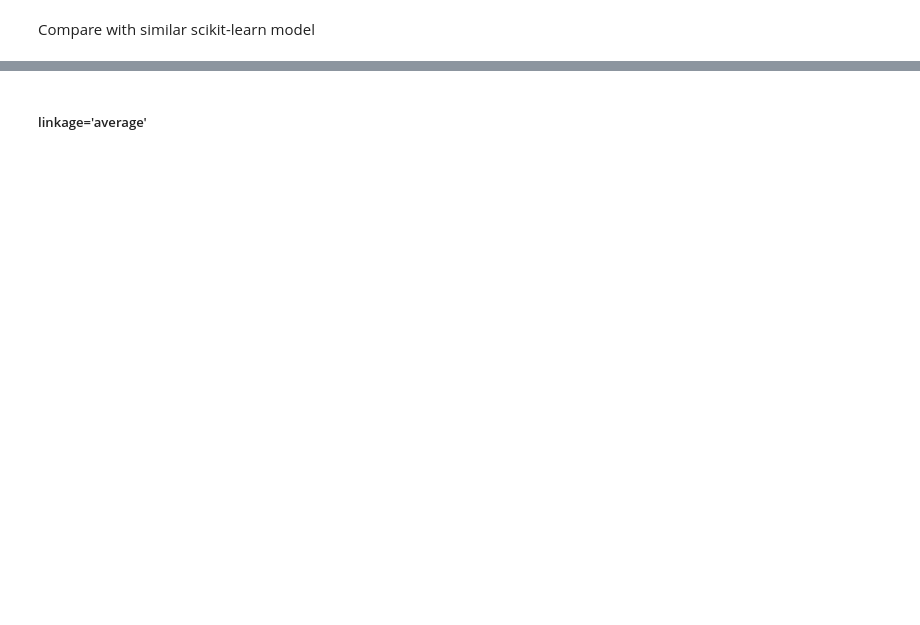
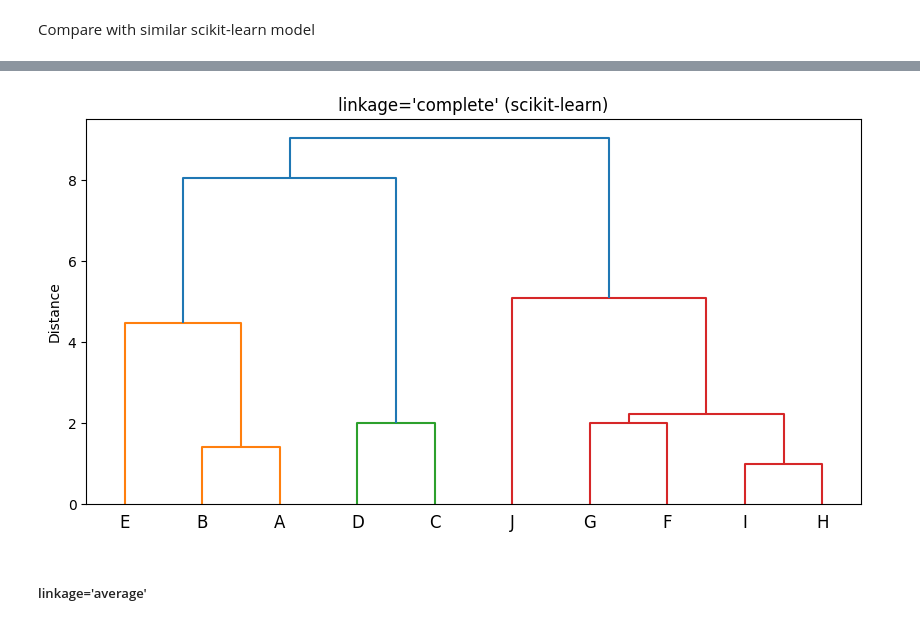
Before and after one commit to Artem259/univ5.2_DM, a Jupyter notebook: lab2/part2/main.ipynb, the cells around one changed output, grey strips where cells are left out. Saved outputs shown, nothing was run; the diff lists cells and outputs as text; code cells hidden in the pictures; blank space fills up the shorter version.

```diff
--- a/lab2/part2/main.ipynb
+++ b/lab2/part2/main.ipynb
@@ -251,8 +272,10 @@ service.plot_clusters(
 # %%
 service.plot_dendrogram(
     children=sk_clusterer.children_,
     distances=sk_clusterer.distances_,
     labels=labels.to_numpy(),
-    title=f"linkage='{linkage}'",
+    title=f"linkage='{linkage}' (scikit-learn)",
 )
+# %% [output]
+[figure, added]
 # %%
```
Also changed, not shown: parts of 23 cells of this notebook, 1 other file.
